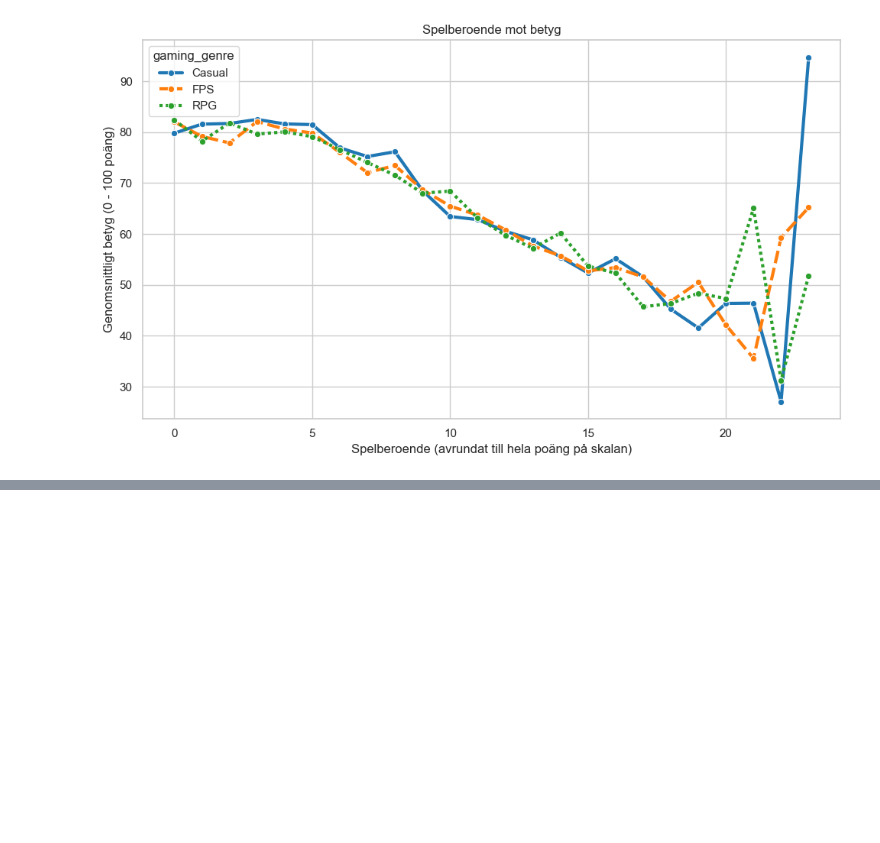
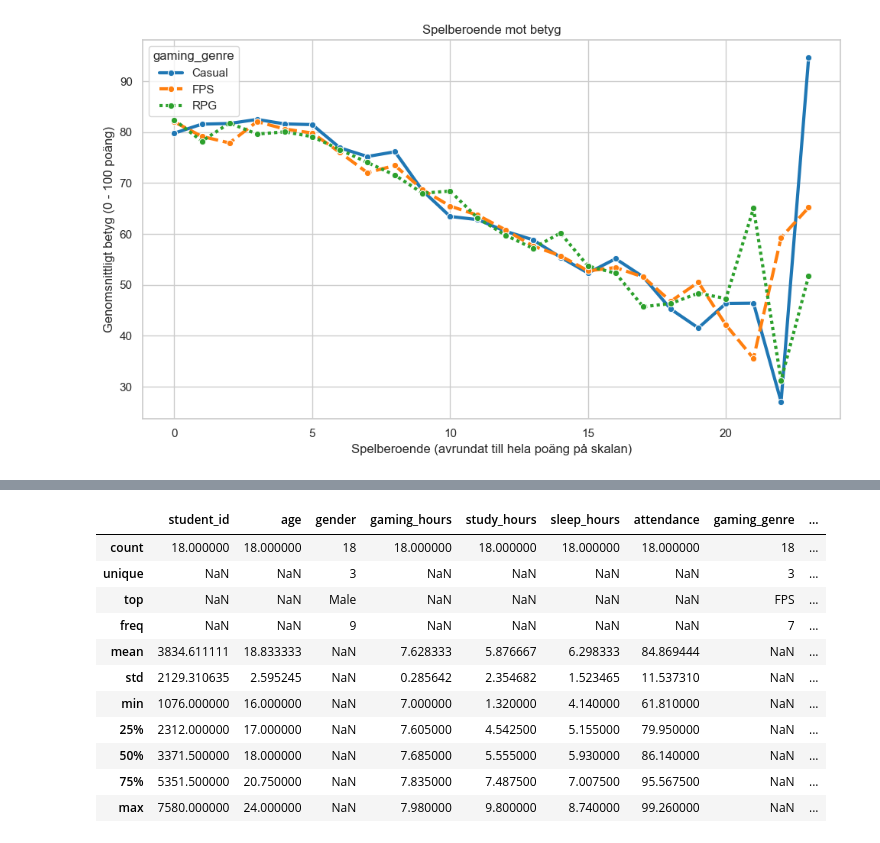
Before and after one commit to M-Renberg/Gaming-vs-Academic-Performance-Data-Analysis, a Jupyter notebook: notebook.ipynb, the cells around one changed output, grey strips where cells are left out. Drawn from its saved outputs; the diff is of its cells as text; code cells hidden in the pictures; blank space fills up the shorter version.

Commit message:
extreme cases. grades vs gaming addiction

```diff
--- a/notebook.ipynb
+++ b/notebook.ipynb
@@ -368,0 +387,19 @@ plt.show()
+# %%
+# 1. Filtrera fram studenter med 20 eller mer i spelberoende
+df_high_addiction = df_new[df_new['addiction_score'] >= 20]
+
+print(f"Totalt antal studenter i denna grupp: {len(df_high_addiction)} st (av 8 000)")
+
+print("="*50)
+print("hur många spelare per genre")
+print(df_high_addiction['gaming_genre'].value_counts())
+
+print("="*50)
+
+print("Där trenden vänder:")
+extreme_addict = df_new[df_new['addiction_score'] > 21.5]
+print("hur många spelare per genre")
+print(extreme_addict['gaming_genre'].value_counts())
+print("="*50)
+print("info om dom")
+print(extreme_addict[['gaming_genre', 'addiction_score', 'grades']].sort_values(by='addiction_score'))
@@ -368,0 +424,15 @@ plt.show()
+# %%
+extreme_addict.describe(include='all')
+# %% [output]
+|  | student_id | age | gender | gaming_hours | study_hours | sleep_hours | attendance | gaming_genre | ... |
+| count | 18.000000 | 18.000000 | 18 | 18.000000 | 18.000000 | 18.000000 | 18.000000 | 18 | ... |
+| unique | NaN | NaN | 3 | NaN | NaN | NaN | NaN | 3 | ... |
+| top | NaN | NaN | Male | NaN | NaN | NaN | NaN | FPS | ... |
+| freq | NaN | NaN | 9 | NaN | NaN | NaN | NaN | 7 | ... |
+| mean | 3834.611111 | 18.833333 | NaN | 7.628333 | 5.876667 | 6.298333 | 84.869444 | NaN | ... |
+| std | 2129.310635 | 2.595245 | NaN | 0.285642 | 2.354682 | 1.523465 | 11.537310 | NaN | ... |
+| min | 1076.000000 | 16.000000 | NaN | 7.000000 | 1.320000 | 4.140000 | 61.810000 | NaN | ... |
+| 25% | 2312.000000 | 17.000000 | NaN | 7.605000 | 4.542500 | 5.155000 | 79.950000 | NaN | ... |
+| 50% | 3371.500000 | 18.000000 | NaN | 7.685000 | 5.555000 | 5.930000 | 86.140000 | NaN | ... |
+| 75% | 5351.500000 | 20.750000 | NaN | 7.835000 | 7.487500 | 7.007500 | 95.567500 | NaN | ... |
+| max | 7580.000000 | 24.000000 | NaN | 7.980000 | 9.800000 | 8.740000 | 99.260000 | NaN | ... |
```
Also changed, not shown: parts of 5 cells of this notebook.
